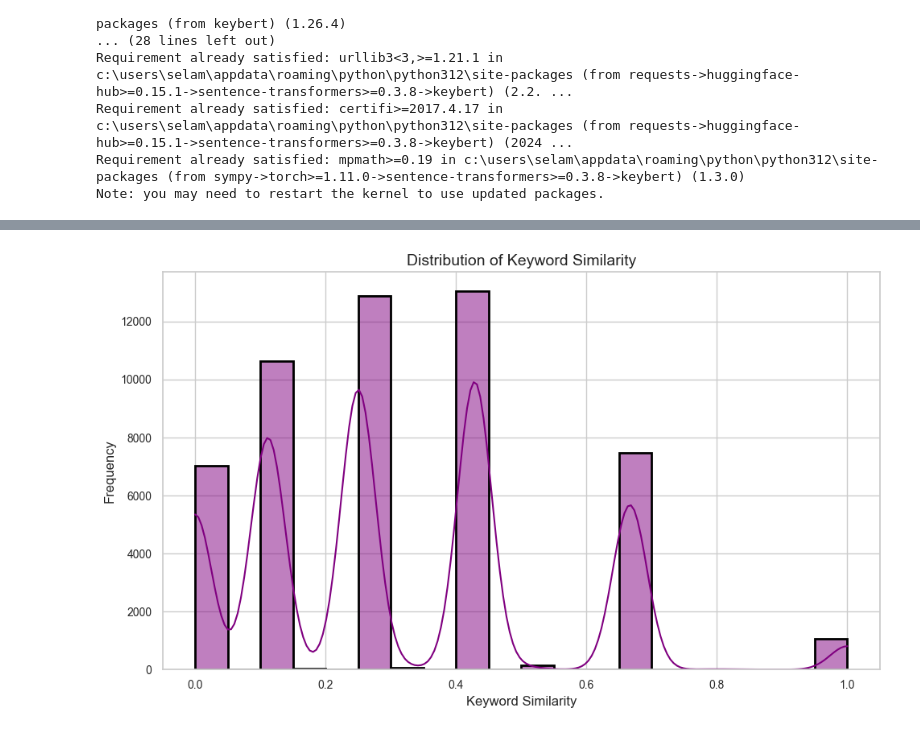
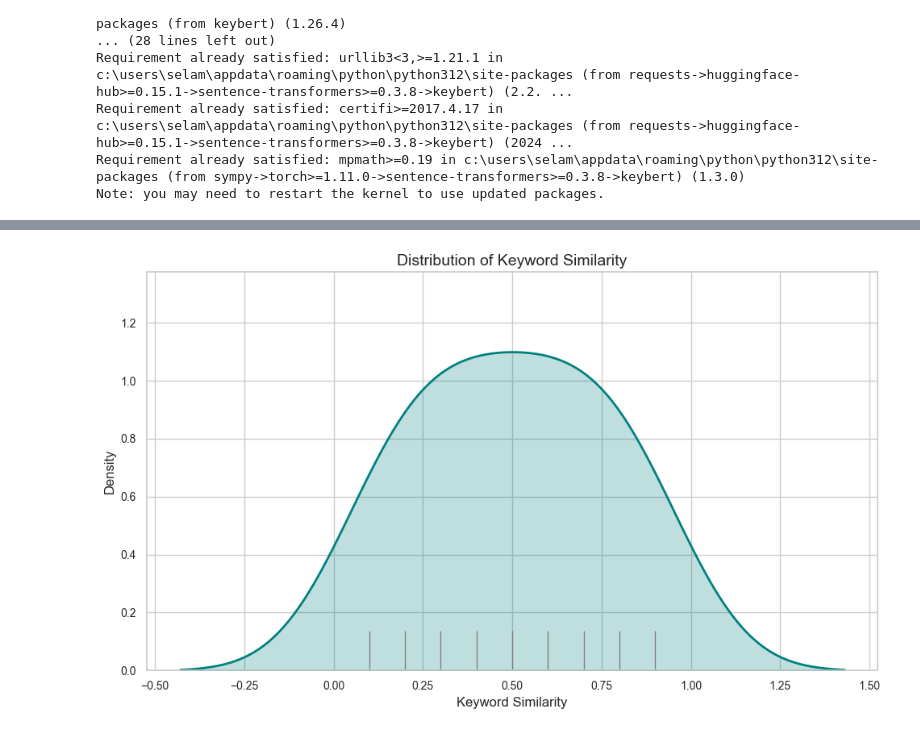
Before and after one commit to slykkkk/news_correlation_10ac_week0, a Jupyter notebook: notebooks/keyword_extraction.ipynb, the cells around one changed output, grey strips where cells are left out. Cells and saved outputs as stored; diff of their text form; code cells hidden in the pictures.

```diff
--- a/notebooks/keyword_extraction.ipynb
+++ b/notebooks/keyword_extraction.ipynb
@@ -95,19 +77,24 @@ print(merge_df[['title', 'content', 'keyword_similarity']])
 # %%
-import seaborn as sns
+import pandas as pd
+
+# Assuming merge_df is a pandas DataFrame
+merge_df = pd.DataFrame({
+    'keyword_similarity': [0.2, 0.4, 0.6, 0.8, 0.5, 0.7, 0.3, 0.9, 0.1]
+})
 
 # Set style
 sns.set(style="whitegrid")
 
-# Plot histogram of keyword similarity with KDE plot
+# Plot KDE plot of keyword similarity
 plt.figure(figsize=(10, 6))
-sns.histplot(merge_df['keyword_similarity'], bins=20, kde=True, color='purple', linewidth=2,
-             edgecolor='black')  # Change the color to light green and add black edge color
+sns.kdeplot(data=merge_df['keyword_similarity'], color='teal', fill=True, linewidth=2)
+sns.rugplot(data=merge_df['keyword_similarity'], height=0.1, color='gray')  # Add rug plot for individual data points
 plt.xlabel('Keyword Similarity', fontsize=12)
-plt.ylabel('Frequency', fontsize=12)
+plt.ylabel('Density', fontsize=12)
 plt.title('Distribution of Keyword Similarity', fontsize=14)
 plt.xticks(fontsize=10)
 plt.yticks(fontsize=10)
 plt.tight_layout()
 plt.show()
 # %% [output]
-[figure, old version]
+[figure, new version]
```
Also changed, not shown: parts of 1 cell of this notebook, 8 other files.
